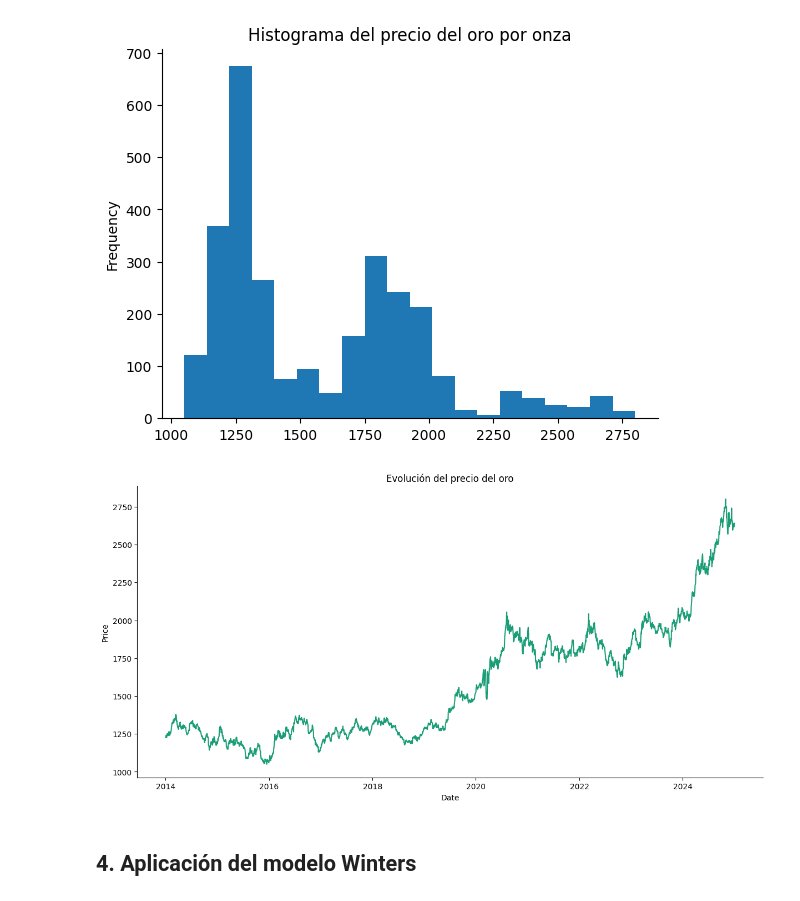
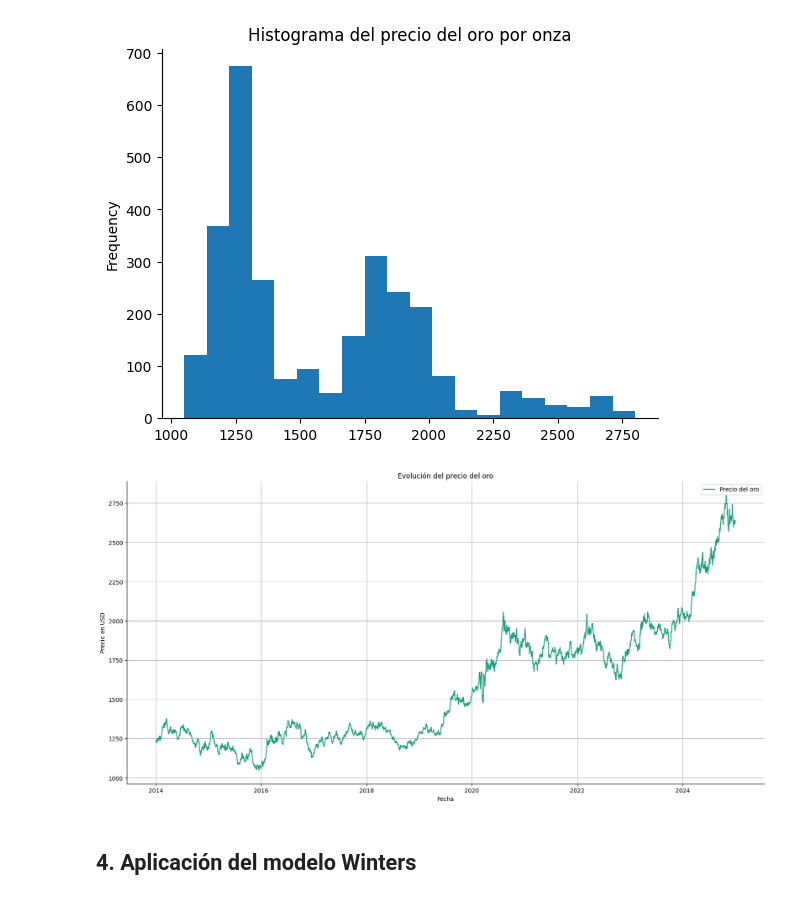
Before and after one commit to edreyesc/ProyectoFinal, a Jupyter notebook: proyectoFinal.ipynb, the cells around one changed output. Saved outputs shown, nothing was run; the diff lists cells and outputs as text; code cells hidden in the pictures.

```diff
--- a/proyectoFinal.ipynb
+++ b/proyectoFinal.ipynb
@@ -123,23 +125,21 @@ plt.gca().spines[['top', 'right',]].set_visible(False)
 # %% [output]
 [figure]
 # %%
-# Gráfica Date vs Price para revisar a manera general la tendencia de los datos
+# Gráfica Date vs Price para revisar a manera general el comportamiento de los datos
+palette = list(sns.color_palette('Dark2'))
+fig, ax = plt.subplots(figsize=(16, 8), layout='constrained')
 
-def _plot_series(series, series_name, series_index=0):
-  palette = list(sns.palettes.mpl_palette('Dark2'))
-  xs = series.index
-  ys = series['Price']
+plt.plot(df_gold.index, df_gold['Price'], label='Precio del oro', color=palette[0])
 
-  plt.plot(xs, ys, label=series_name, color=palette[series_index % len(palette)])
-
-fig, ax = plt.subplots(figsize=(12, 6), layout='constrained')
-_plot_series(df_gold, '')
 plt.title('Evolución del precio del oro')
+plt.xlabel('Fecha')
+plt.ylabel('Precio en USD')
 sns.despine(fig=fig, ax=ax)
-plt.xlabel('Date')
-_ = plt.ylabel('Price')
+plt.legend()
+plt.grid(True)
+plt.show()
 # %% [output]
-[figure, old version]
+[figure, new version]
 # %% [markdown]
 ## 4. Aplicación del modelo Winters
 # %% [markdown]
```
Also changed, not shown: parts of 5 cells of this notebook.
